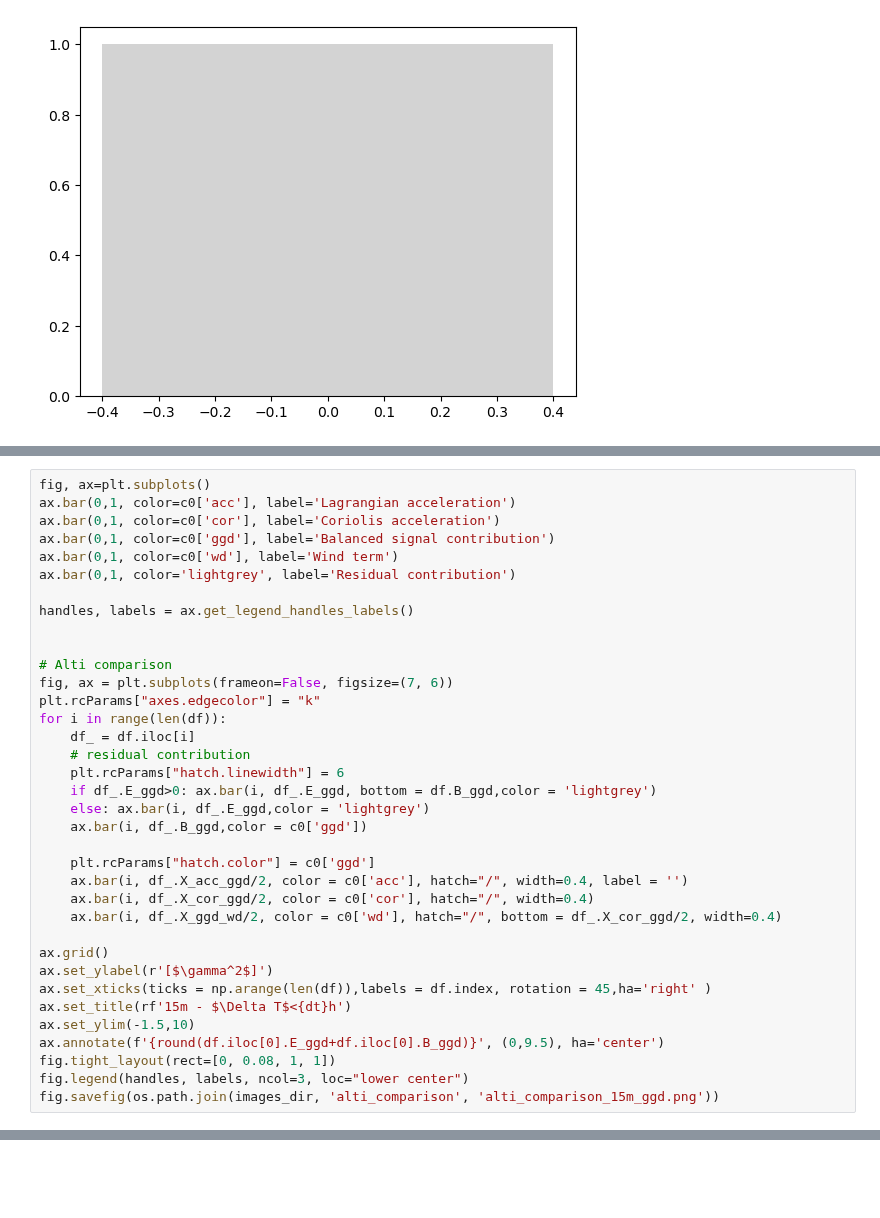
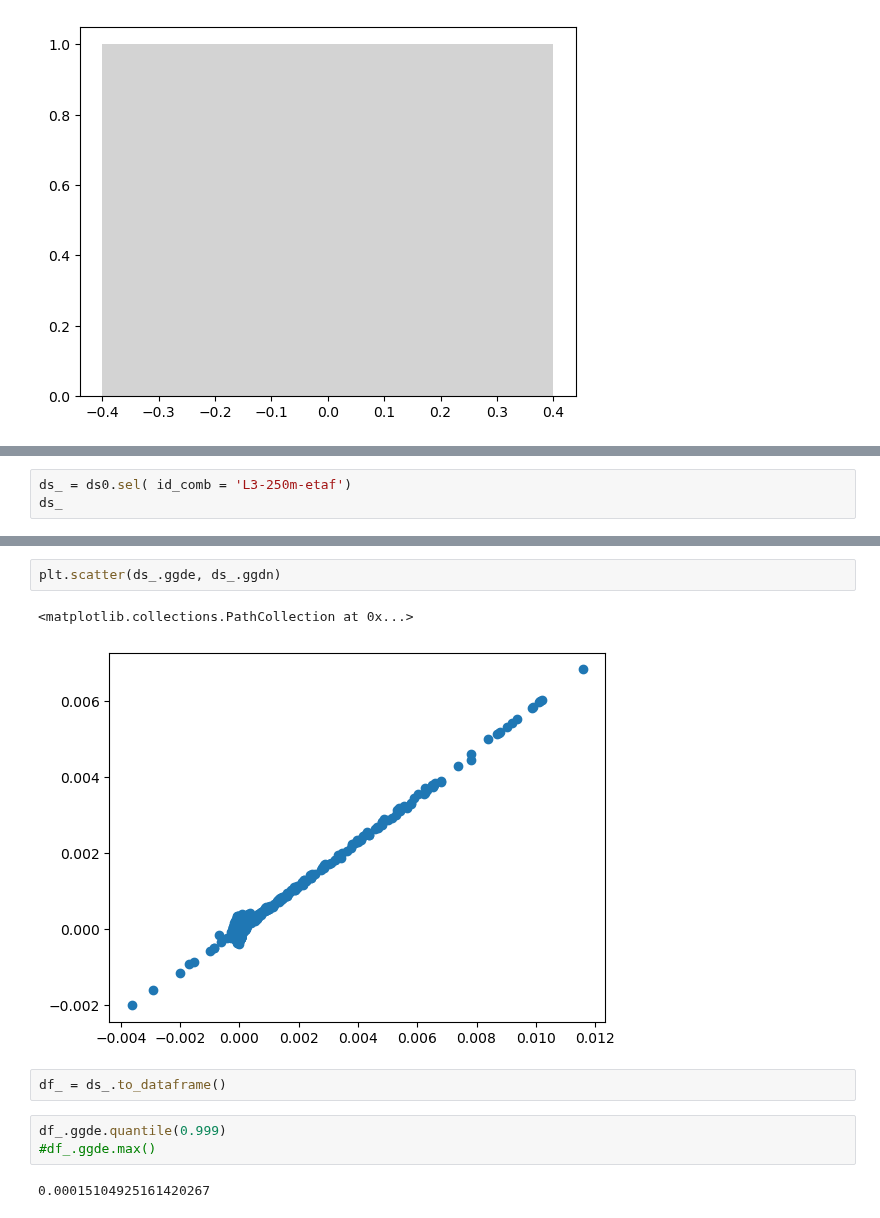
Before and after one commit to margot-demol/med_analysis, a Jupyter notebook: 10_swot_capabilities_diags/20_closure_alti_comp.ipynb, the cells around one changed output, grey strips where cells are left out. Drawn from its saved outputs; the diff is of its cells as text; blank space fills up the shorter version.

```diff
--- a/10_swot_capabilities_diags/20_closure_alti_comp.ipynb
+++ b/10_swot_capabilities_diags/20_closure_alti_comp.ipynb
@@ -289,36 +321,0 @@ fig.savefig(os.path.join(images_dir, 'alti_comparison', 'alti_comparison_15m_ggd
-# %%
-fig, ax=plt.subplots()
-ax.bar(0,1, color=c0['acc'], label='Lagrangian acceleration')
-ax.bar(0,1, color=c0['cor'], label='Coriolis acceleration')
-ax.bar(0,1, color=c0['ggd'], label='Balanced signal contribution')
-ax.bar(0,1, color=c0['wd'], label='Wind term')
-ax.bar(0,1, color='lightgrey', label='Residual contribution')
-
-handles, labels = ax.get_legend_handles_labels()
-
-
-# Alti comparison
-fig, ax = plt.subplots(frameon=False, figsize=(7, 6))
-plt.rcParams["axes.edgecolor"] = "k"
-for i in range(len(df)):
-    df_ = df.iloc[i]
-    # residual contribution
-    plt.rcParams["hatch.linewidth"] = 6
-    if df_.E_ggd>0: ax.bar(i, df_.E_ggd, bottom = df.B_ggd,color = 'lightgrey')
-    else: ax.bar(i, df_.E_ggd,color = 'lightgrey')
-    ax.bar(i, df_.B_ggd,color = c0['ggd'])
-
-    plt.rcParams["hatch.color"] = c0['ggd']
-    ax.bar(i, df_.X_acc_ggd/2, color = c0['acc'], hatch="/", width=0.4, label = '')
-    ax.bar(i, df_.X_cor_ggd/2, color = c0['cor'], hatch="/", width=0.4)
-    ax.bar(i, df_.X_ggd_wd/2, color = c0['wd'], hatch="/", bottom = df_.X_cor_ggd/2, width=0.4)
-
-ax.grid()
-ax.set_ylabel(r'[$\gamma^2$]')
-ax.set_xticks(ticks = np.arange(len(df)),labels = df.index, rotation = 45,ha='right' )
-ax.set_title(rf'15m - $\Delta T$<{dt}h')
-ax.set_ylim(-1.5,10)
-ax.annotate(f'{round(df.iloc[0].E_ggd+df.iloc[0].B_ggd)}', (0,9.5), ha='center')
-fig.tight_layout(rect=[0, 0.08, 1, 1])
-fig.legend(handles, labels, ncol=3, loc="lower center")
-fig.savefig(os.path.join(images_dir, 'alti_comparison', 'alti_comparison_15m_ggd.png'))
@@ -327,0 +322,3 @@ fig.savefig(os.path.join(images_dir, 'alti_comparison', 'alti_comparison_15m_ggd
+# %%
+ds_ = ds0.sel( id_comb = 'L3-250m-etaf')
+ds_
@@ -327,0 +343,12 @@ fig.savefig(os.path.join(images_dir, 'alti_comparison', 'alti_comparison_15m_ggd
+# %%
+plt.scatter(ds_.ggde, ds_.ggdn)
+# %% [output]
+<matplotlib.collections.PathCollection at 0x...>
+[figure, added]
+# %%
+df_ = ds_.to_dataframe()
+# %%
+df_.ggde.quantile(0.999)
+#df_.ggde.max()
+# %% [output]
+0.00015104925161420267
```
Also changed, not shown: parts of 23 cells of this notebook, 32 other files.
